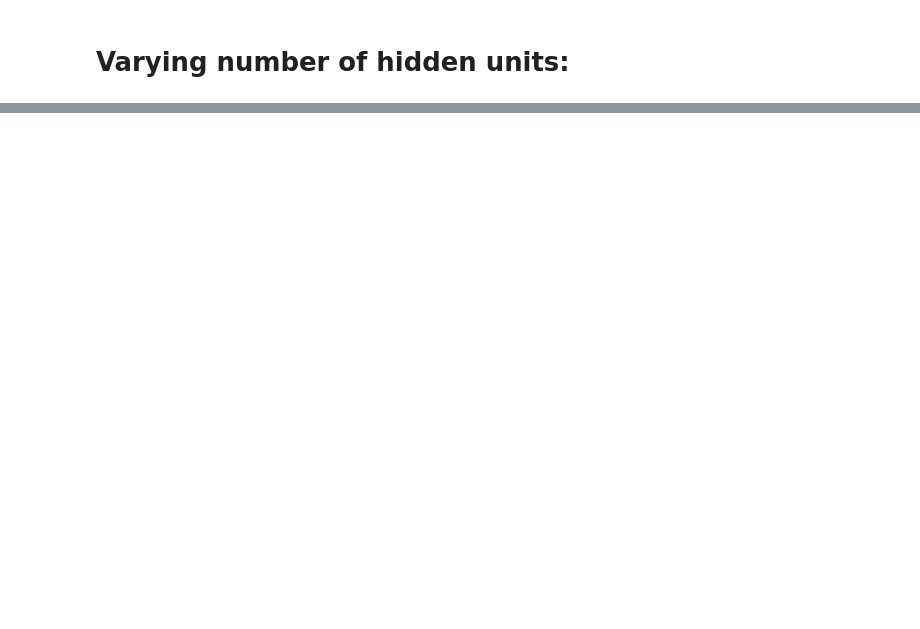
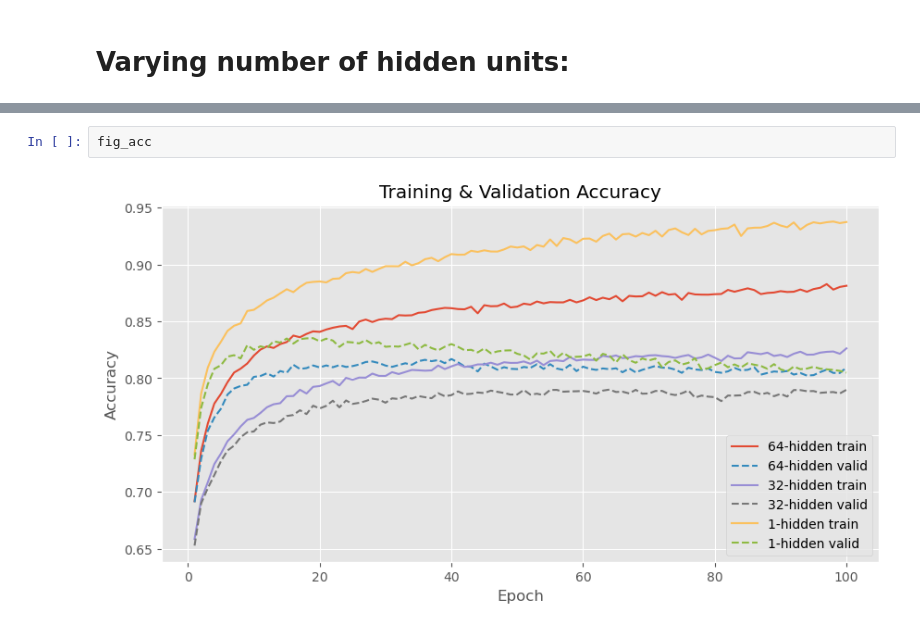
Before and after one commit to Al1ceG/mlpractical, a Jupyter notebook: notebooks/Coursework_1_Part1.ipynb, the cells around one changed output, grey strips where cells are left out. Drawn from its saved outputs; the diff is of its cells as text; blank space fills up the shorter version.

```diff
--- a/notebooks/Coursework_1_Part1.ipynb
+++ b/notebooks/Coursework_1_Part1.ipynb
@@ -341,0 +500,4 @@ stats, keys, run_time, fig_1, ax_1, fig_2, ax_2, grad_plot, grad_ax = train_mode
+# %%
+fig_acc
+# %% [output]
+[figure, added]
```
Also changed, not shown: parts of 18 cells of this notebook, 11 other files.
